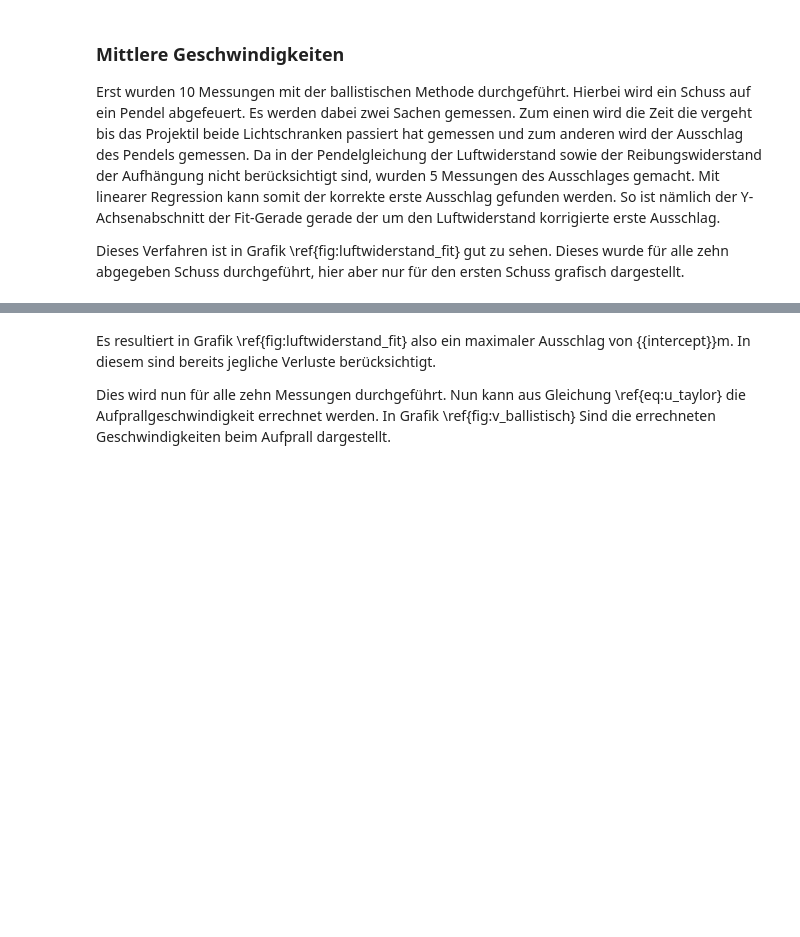
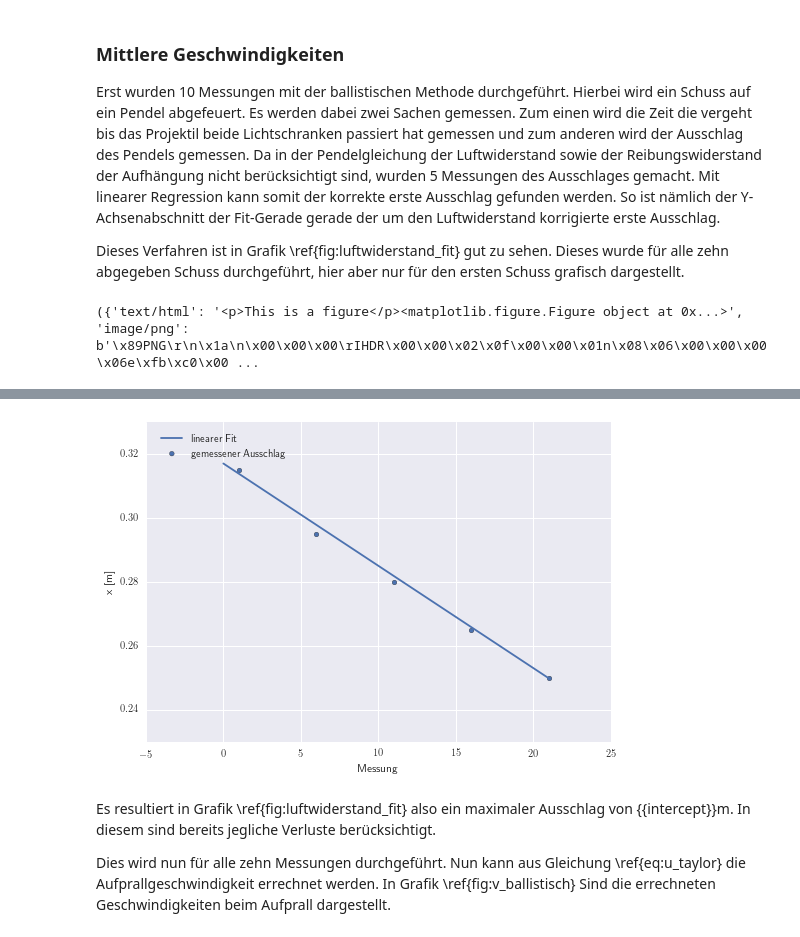
Before and after one commit to Yatekii/glal3, a Jupyter notebook: versuch2/M1.ipynb, the cells around one changed output, grey strips where cells are left out. Cells and saved outputs as stored; diff of their text form; code cells hidden in the pictures; blank space fills up the shorter version.

Commit message:
worked on displaying figures with captions

```diff
--- a/versuch2/M1.ipynb
+++ b/versuch2/M1.ipynb
@@ -249,25 +251,64 @@ Dieses Verfahren ist in Grafik \ref{fig:luftwiderstand_fit} gut zu sehen. Dieses
 # %%
 # Evaluate Data
 
 # Read Data
 v1_df = pd.read_csv('data/ballistisch.csv')
 v1_M = 0.09836
 v1_a = 1.973
 v1_g = 9.80705
 
 # Plot only one graph of the linear fit
 df = pd.read_csv('data/ballistsisch_0.csv')
 slope, intercept, r, p, sem = stats.linregress(df['measurement'] + 0.25, df['x'])
 n = np.linspace(0, 21, 100)
 
 ax = df.plot(kind='scatter', x='measurement', y='x', label='gemessener Ausschlag')
 plt.plot(n, [i * slope + intercept for i in n], label='linearer Fit', axes=ax)
 plt.xlabel('Messung')
 plt.ylabel('x [m]')
 plt.legend(bbox_to_anchor=(0.02, 0.98), loc=2, borderaxespad=0.2)
-plt.show()
+
+from IPython.display import (
+    display, display_html, display_png, display_svg
+)
+from IPython.core.pylabtools import print_figure
+from IPython.display import Image, SVG, Math
+
+ip = get_ipython()
+print(ip.display_formatter.format(figure))
+
+display(ax.figure)
+class Figure:
+    def __init__(self, figure, label=None, caption='Description missing'):
+        self.figure = figure
+        self.caption = caption
+        self.label = label
+        self._png_data = None
+
+    def _figure_data(self, format):
+        data = print_figure(self.figure, format)
+        # We MUST close the figure, otherwise IPython's display machinery
+        # will pick it up and send it as output, resulting in a double display
+        plt.close(self.figure)
+        return data
+
+    def _repr_png_(self):
+        if self._png_data is None:
+            self._png_data = self._figure_data('png')
+        return self._png_data
+
+    def _repr_html_(self):
+        return '<p>This is a figure</p>' + self.figure.__repr__()
+
+    def _repr_latex_(self):
+        return '$\mathcal{N}(\mu=%.2g, \sigma=%.2g),\ N=%d$'
+
+figure = Figure(ax.figure, label='fig:1', caption='XY')
+display(figure)
 # %% [output]
+({'text/html': '<p>This is a figure</p><matplotlib.figure.Figure object at 0x...>', 'image/png': b'\x89PNG\r\n\x1a\n\x00\x00\x00\rIHDR\x00\x00\x02\x0f\x00\x00\x01n\x08\x06\x00\x00\x00\x06e\xfb\xc0\x00 ...
 [drawing not drawn]
+[figure, added]
 # %% [markdown]
 Es resultiert in Grafik \ref{fig:luftwiderstand_fit} also ein maximaler Ausschlag von {{intercept}}m. In diesem sind bereits jegliche Verluste berücksichtigt.
 
```
Also changed, not shown: parts of 3 cells of this notebook, 3 other files.
